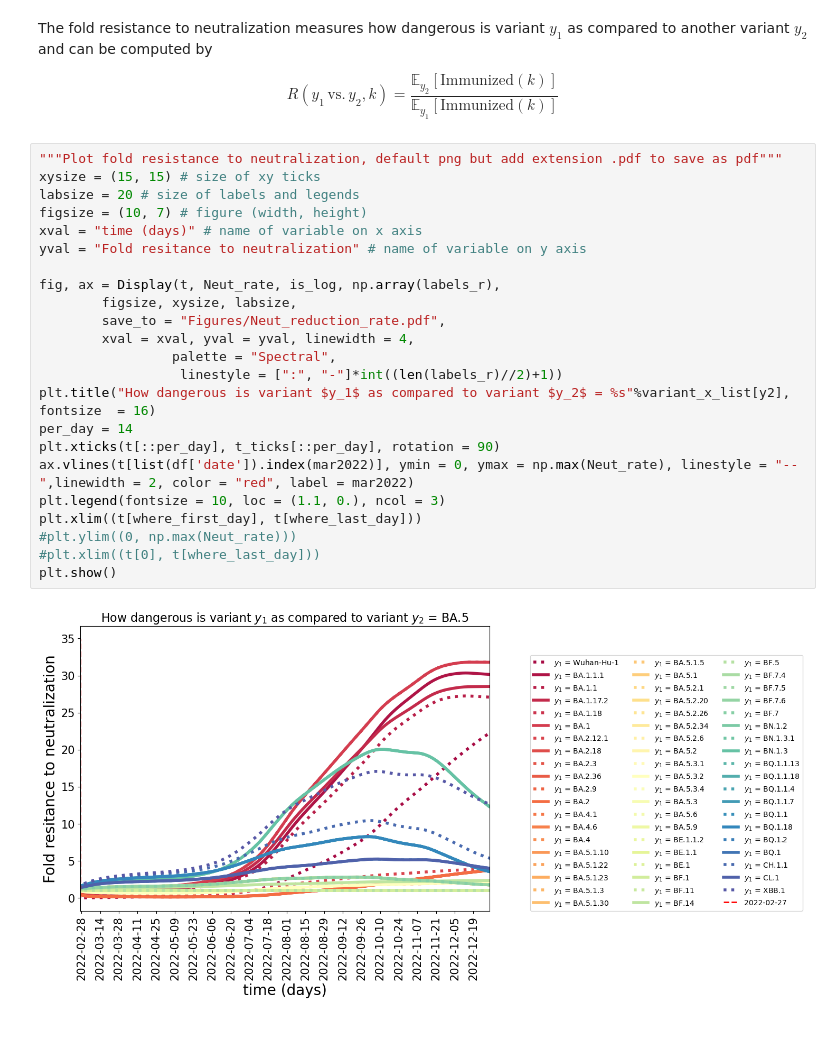
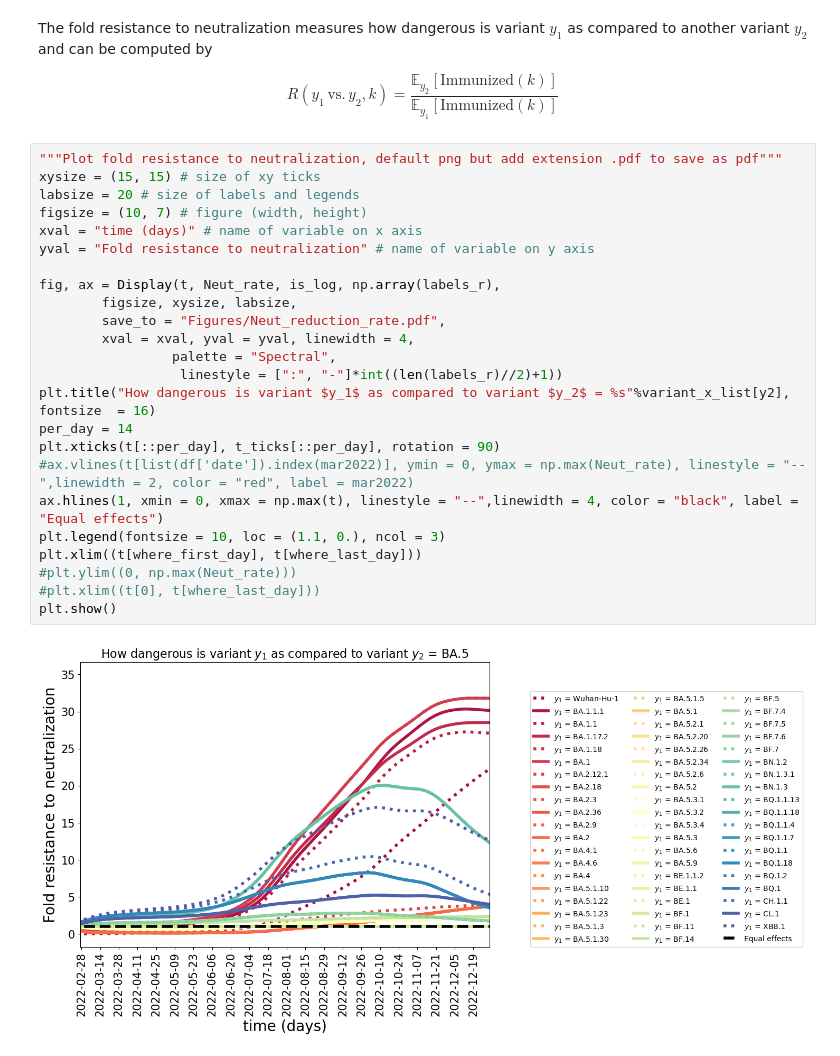
Before and after one commit to AlexiaNomena/Immune_Waning, a Jupyter notebook: Helper_new.ipynb, the cells around one changed output. Saved outputs shown, nothing was run; the diff lists cells and outputs as text.

```diff
--- a/Helper_new.ipynb
+++ b/Helper_new.ipynb
@@ -384,25 +384,26 @@ $$
 # %%
 """Plot fold resistance to neutralization, default png but add extension .pdf to save as pdf"""
 xysize = (15, 15) # size of xy ticks
 labsize = 20 # size of labels and legends
 figsize = (10, 7) # figure (width, height)
 xval = "time (days)" # name of variable on x axis
-yval = "Fold resitance to neutralization" # name of variable on y axis
+yval = "Fold resistance to neutralization" # name of variable on y axis
 
 fig, ax = Display(t, Neut_rate, is_log, np.array(labels_r),
         figsize, xysize, labsize,
         save_to = "Figures/Neut_reduction_rate.pdf",
         xval = xval, yval = yval, linewidth = 4,
                  palette = "Spectral",
                   linestyle = [":", "-"]*int((len(labels_r)//2)+1))
 plt.title("How dangerous is variant $y_1$ as compared to variant $y_2$ = %s"%variant_x_list[y2], fontsize  = 16)
 per_day = 14
 plt.xticks(t[::per_day], t_ticks[::per_day], rotation = 90)
-ax.vlines(t[list(df['date']).index(mar2022)], ymin = 0, ymax = np.max(Neut_rate), linestyle = "--",linewidth = 2, color = "red", label = mar2022)
+#ax.vlines(t[list(df['date']).index(mar2022)], ymin = 0, ymax = np.max(Neut_rate), linestyle = "--",linewidth = 2, color = "red", label = mar2022)
+ax.hlines(1, xmin = 0, xmax = np.max(t), linestyle = "--",linewidth = 4, color = "black", label = "Equal effects")
 plt.legend(fontsize = 10, loc = (1.1, 0.), ncol = 3)
 plt.xlim((t[where_first_day], t[where_last_day]))
 #plt.ylim((0, np.max(Neut_rate)))
 #plt.xlim((t[0], t[where_last_day]))
 plt.show()
 # %% [output]
-[figure, old version]
+[figure, new version]
```
Also changed, not shown: 3 other files.
